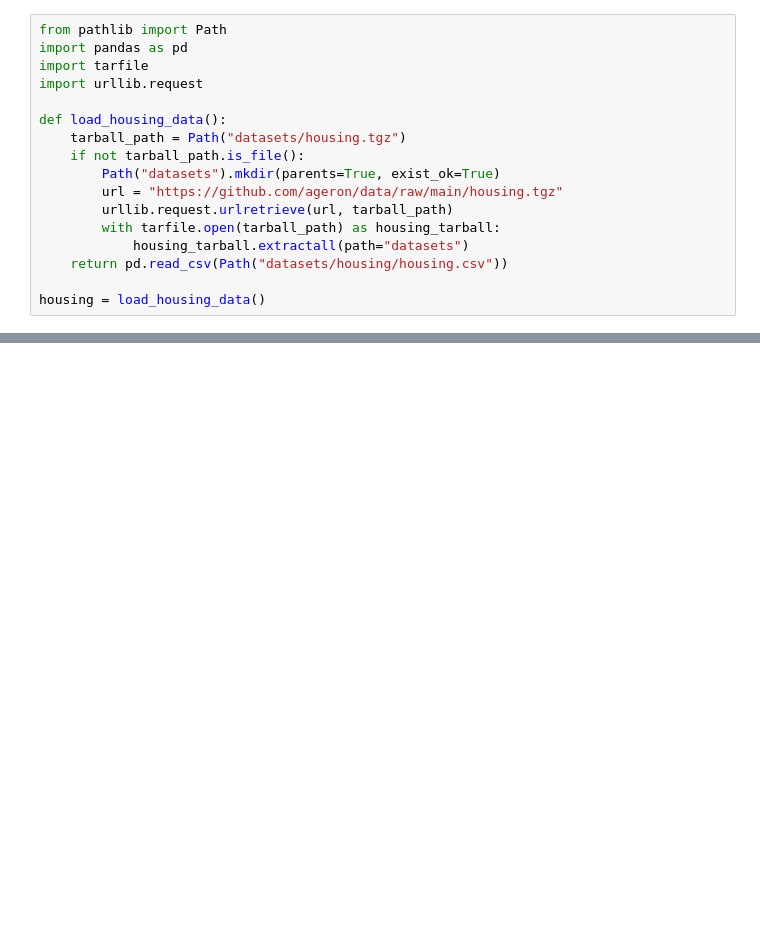
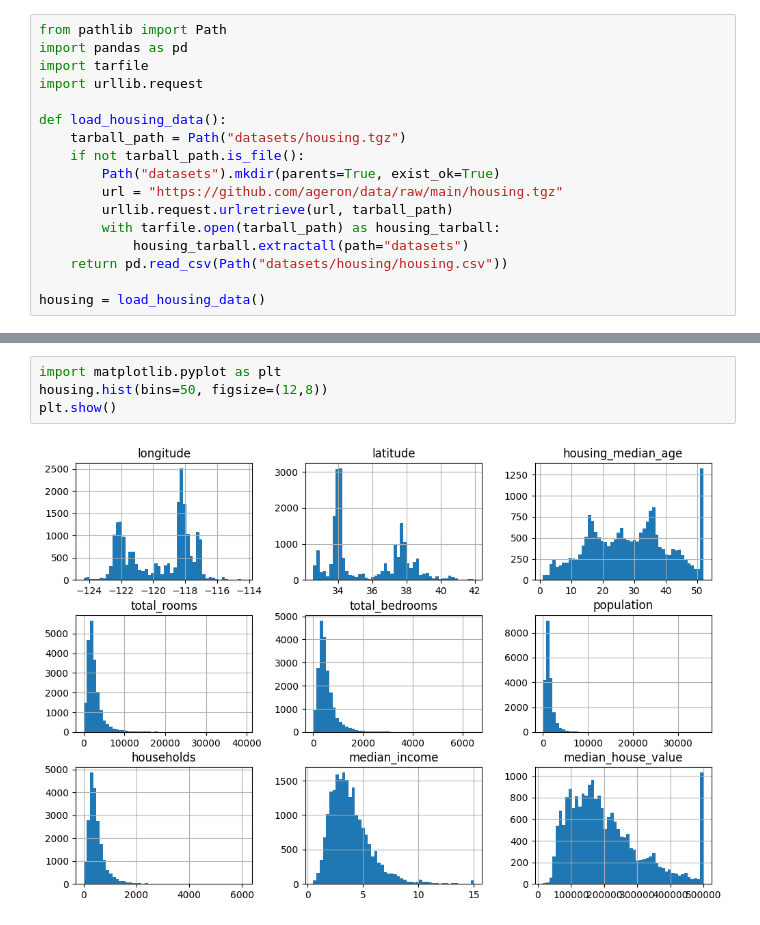
Before and after one commit to raviknce0509/real-estate-ml-project, a Jupyter notebook: introduction.ipynb, the cells around one changed output, grey strips where cells are left out. Cells and saved outputs as stored; diff of their text form; blank space fills up the shorter version.

```diff
--- a/introduction.ipynb
+++ b/introduction.ipynb
@@ -52,0 +96,6 @@ housing = load_housing_data()
+# %%
+import matplotlib.pyplot as plt
+housing.hist(bins=50, figsize=(12,8))
+plt.show()
+# %% [output]
+[figure, added]
```
Also changed, not shown: parts of 8 cells of this notebook.
